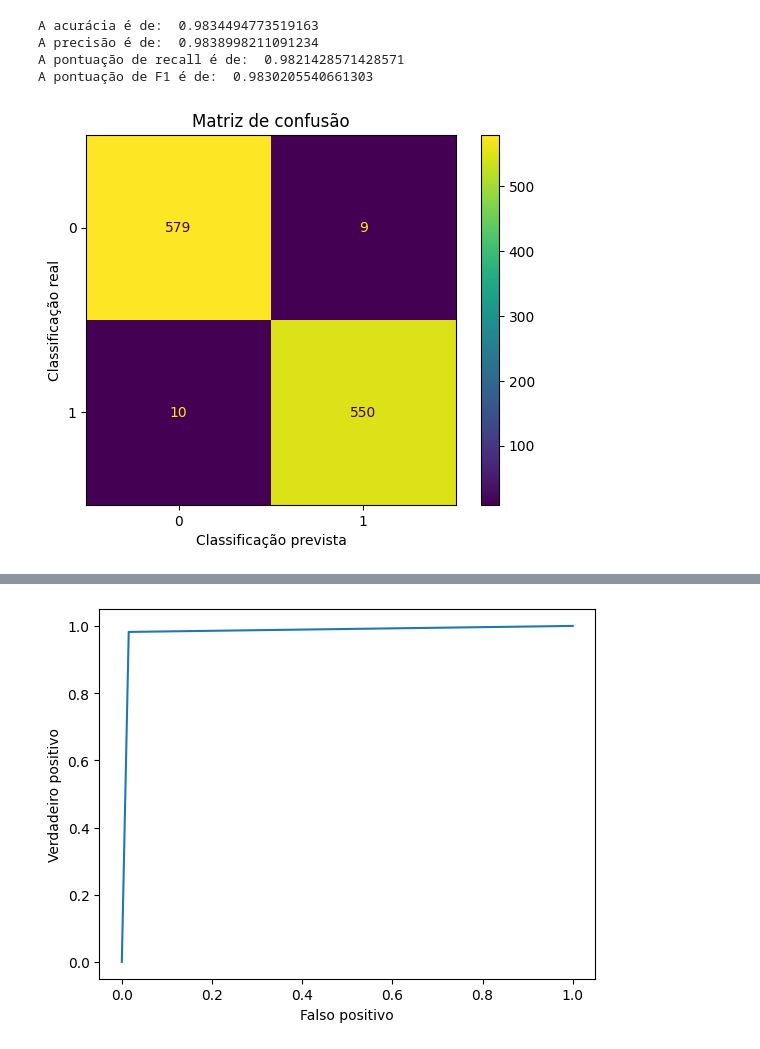
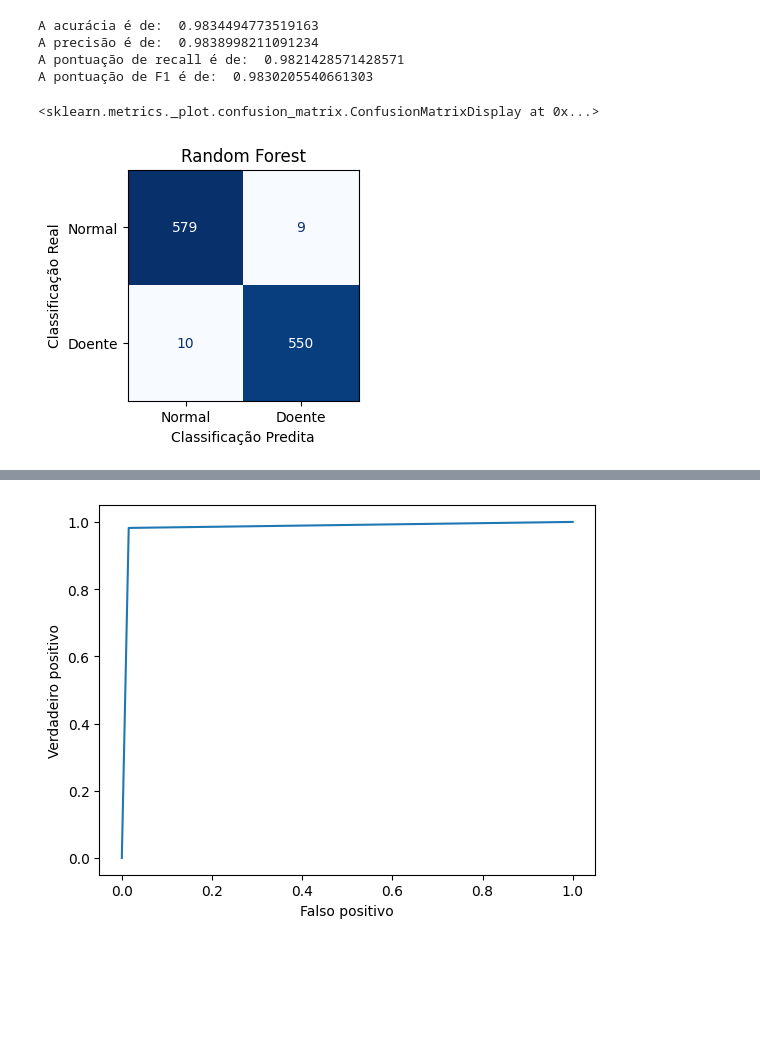
Before and after one commit to cilab-ufersa/euthyroid_sick_syndrome, a Jupyter notebook: euthyroid_sick_syndrome/plot_figures.ipynb, the cells around one changed output, grey strips where cells are left out. Drawn from its saved outputs; the diff is of its cells as text; code cells hidden in the pictures; blank space fills up the shorter version.

Commit message:
feat: return roc
	modified:   euthyroid_sick_syndrome/models/random_forest.py
	modified:   euthyroid_sick_syndrome/plot_figures.ipynb
	modified:   euthyroid_sick_syndrome/utils/utils.py

```diff
--- a/euthyroid_sick_syndrome/plot_figures.ipynb
+++ b/euthyroid_sick_syndrome/plot_figures.ipynb
@@ -7,7 +7,7 @@ warnings.filterwarnings('ignore')
 import joblib
 from utils import *
 # %%
-dataset =  pd.read_csv('..\euthyroid_sick_syndrome\datasets\euthyroid\euthyroid_final_features.csv')
+dataset =  pd.read_csv('/home/vinicius/UFERSA/cilab/euthyroid_sick_syndrome/euthyroid_sick_syndrome/datasets/euthyroid/euthyroid_final_features.csv')
 output_label_dataset = dataset['classification']  #1 = sick, 0 = normal
 dataset = dataset[['age', 'sex', 'sick', 'TSH', 'T3', 'TT4', 'T4U', 'FTI']]
 dataset_res, ouput_label = balance_dataset_smote(dataset, output_label_dataset, random_state=42, k_neighbors=5)
@@ -19,10 +19,10 @@ input_train, input_test, output_train, output_test = slipt_and_standardize_datas
 3. Logistic Regression
 4. Naive Bayes
 # %%
-model_decision_tree = joblib.load('..\euthyroid_sick_syndrome\models_file\DecisionTreeClassifier.sav')
-model_random_forest = joblib.load('..\euthyroid_sick_syndrome\models_file\RandomForestClassifier.sav')
-model_logistic = joblib.load('..\euthyroid_sick_syndrome\models_file\LogisticRegression.sav')
-model_naive_bayes = joblib.load('..\euthyroid_sick_syndrome\models_file\ClassifierBayes.sav')
+model_decision_tree = joblib.load('/home/vinicius/UFERSA/cilab/euthyroid_sick_syndrome/euthyroid_sick_syndrome/models_file/DecisionTreeClassifier.sav')
+model_random_forest = joblib.load('/home/vinicius/UFERSA/cilab/euthyroid_sick_syndrome/euthyroid_sick_syndrome/models_file/RandomForestClassifier.sav')
+model_logistic = joblib.load('/home/vinicius/UFERSA/cilab/euthyroid_sick_syndrome/euthyroid_sick_syndrome/models_file/LogisticRegression.sav')
+model_naive_bayes = joblib.load('/home/vinicius/UFERSA/cilab/euthyroid_sick_syndrome/euthyroid_sick_syndrome/models_file/ClassifierBayes.sav')
 # %%
 output_model_decision = model_decision_tree.predict(input_test)
 output_model_random = model_random_forest.predict(input_test)
@@ -67,9 +67,10 @@ A precisão é de:  0.9838998211091234
 A pontuação de recall é de:  0.9821428571428571
 A pontuação de F1 é de:  0.9830205540661303
 # %%
-plot_confusion_matrix(output_test, output_model_random, model_random_forest)
+plot_confusion_matrix(output_test, output_model_random, model_random_forest, "Random Forest")
 # %% [output]
+<sklearn.metrics._plot.confusion_matrix.ConfusionMatrixDisplay at 0x...>
-[figure, old version]
+[figure, new version]
 # %%
 miss_classification(input_train, output_train, input_test, output_test, model_random_forest)
 # %% [output]
```
Also changed, not shown: parts of 3 cells of this notebook, 2 other files.
